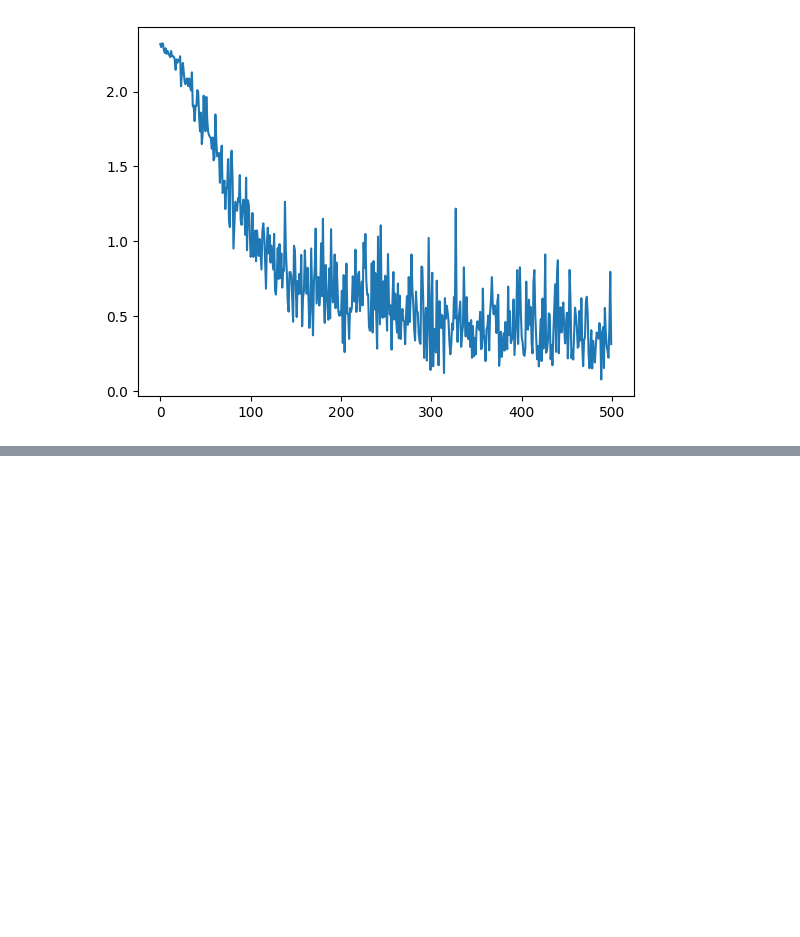
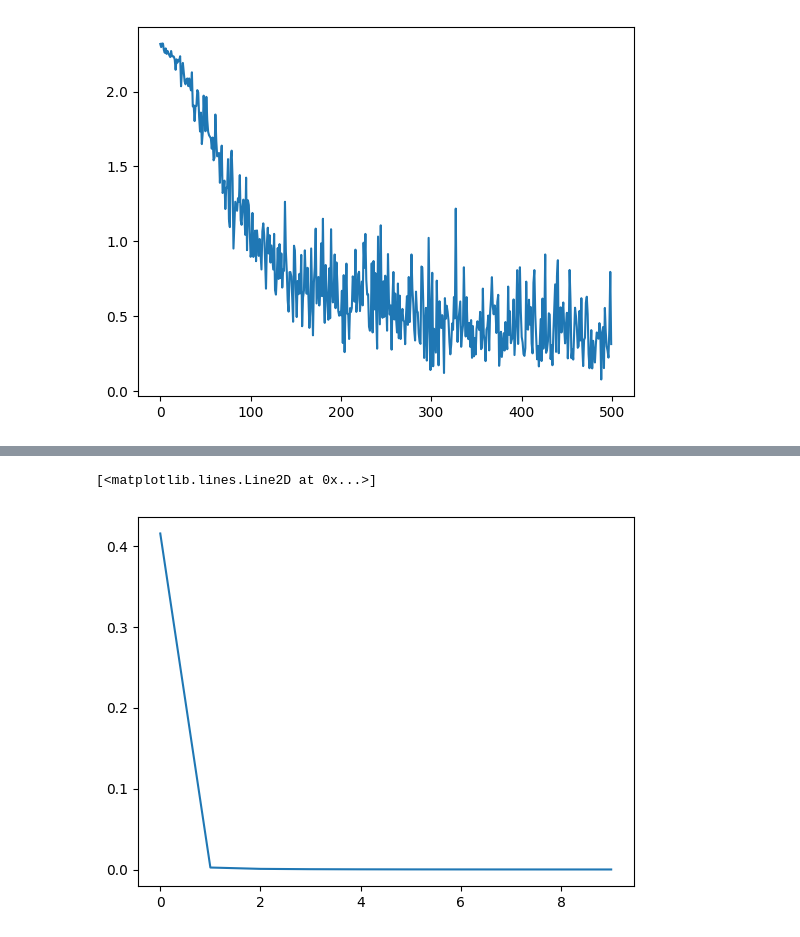
Before and after one commit to ragitu5552/Andrew-NG-projects-, a Jupyter notebook: multiclassClassification/digit_recog.ipynb, the cells around one changed output, grey strips where cells are left out. Cells and saved outputs as stored; diff of their text form; code cells hidden in the pictures; blank space fills up the shorter version.

Commit message:
Corrected batch and epoch issue

```diff
--- a/multiclassClassification/digit_recog.ipynb
+++ b/multiclassClassification/digit_recog.ipynb
@@ -323,0 +341,39 @@ plt.plot(torch.tensor(lossi).view(500, -1).mean(1))
+# %%
+class model(torch.nn.Module):
+  def __init__(self):
+    super().__init__()
+    self.l1 = torch.nn.Linear(400, 25, dtype=torch.float64,bias=True)
+    self.l2 = torch.nn.Linear(25, 15, dtype=torch.float64, bias=True)
+    self.l3 = torch.nn.Linear(15, 10, dtype = torch.float64, bias=True)
+    self.relu = torch.nn.ReLU()
+
+  def forward(self, x):
+    x = self.l1(x)
+    x = self.relu(x)
+    x = self.l2(x)
+    x = self.relu(x)
+    x = self.l3(x)
+    return x
+
+m = model()
+lossfunc = torch.nn.CrossEntropyLoss()
+optimizer1 = torch.optim.Adam(m.parameters(), lr=0.001)
+# %%
+lossi = []
+batch = 20
+for j in range(10):
+  epochloss = 0.0
+  for i in range(250):
+    x, y = get_batch1(x_train, y_train, 1, batch)
+    x = torch.tensor(x).to(torch.float64)
+    y = torch.tensor(y).to(torch.int64).view(-1)
+
+    out = m(x)
+    loss = lossfunc(out, y)
+    epochloss += loss.item()
+    optimizer1.zero_grad()
+    loss.backward()
+    optimizer1.step()
+  epochloss = epochloss/250.0
+  lossi.append(epochloss)
+  print(f'After {j}th epoch {loss=}')
@@ -323,0 +391,5 @@ plt.plot(torch.tensor(lossi).view(500, -1).mean(1))
+# %%
+plt.plot(lossi)
+# %% [output]
+[<matplotlib.lines.Line2D at 0x...>]
+[figure, added]
```
Also changed, not shown: parts of 4 cells of this notebook.
